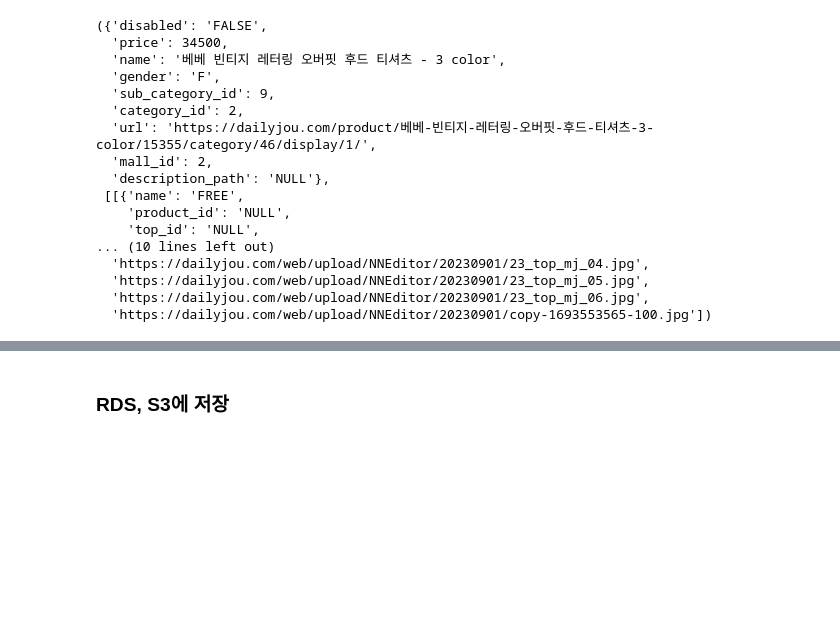
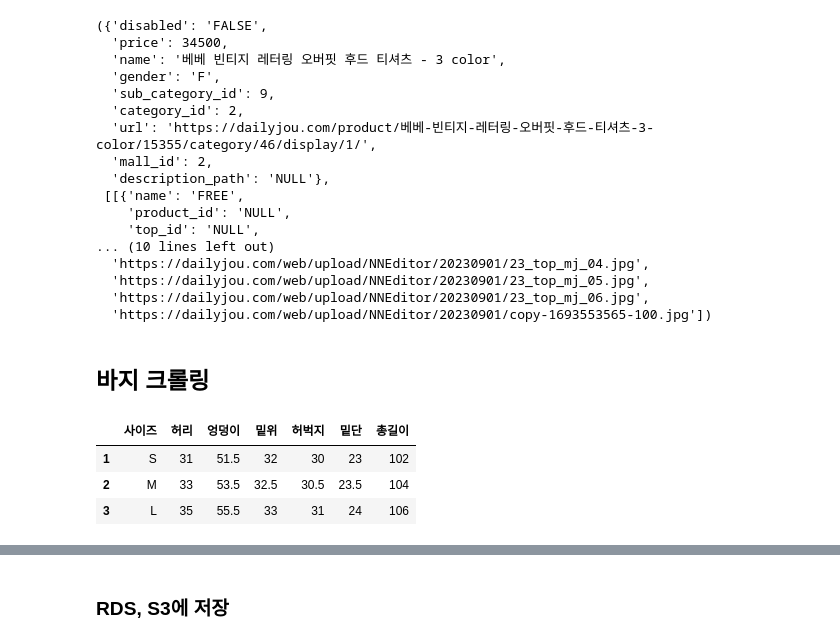
Before and after one commit to YeolJyeongKong/fittering-Crawling, a Jupyter notebook: notebooks/test_dailyjou.ipynb, the cells around one changed output, grey strips where cells are left out. Cells and saved outputs as stored; diff of their text form; code cells hidden in the pictures; blank space fills up the shorter version.

```diff
--- a/notebooks/test_dailyjou.ipynb
+++ b/notebooks/test_dailyjou.ipynb
@@ -198,3 +206,48 @@ product_dict, size_dict_lst, img_url_lst
   'https://dailyjou.com/web/upload/NNEditor/20230901/23_top_mj_05.jpg',
   'https://dailyjou.com/web/upload/NNEditor/20230901/23_top_mj_06.jpg',
   'https://dailyjou.com/web/upload/NNEditor/20230901/copy-1693553565-100.jpg'])
+# %% [markdown]
+## 바지 크롤링
+# %%
+subcategory_id = 12
+product_url = "https://dailyjou.com/product/%EC%96%BC%EB%A6%AC%EB%B2%84%EB%93%9C207%EC%B2%9C%EC%9E%A5%ED%8C%90%EB%A7%A4made-%ED%86%A0%EB%B8%8C-%EC%9B%8C%EC%8B%B1-%EC%99%80%EC%9D%B4%EB%93%9C-%EB%8D%B0%EB%8B%98-%ED%8C%AC%EC%B8%A0-2-color/6269/category/148/display/1/"
+# %%
+response = requests.get(product_url, headers={"User-Agent": "Mozilla/5.0"})
+html = response.text
+soup = BeautifulSoup(html, "html.parser")
+
+product_dict = {}
+
+product_dict["disabled"] = "FALSE"
+product_dict["price"] = search.get_price(soup)
+product_dict["name"] = soup.select_one(
+    "div.xans-element-.xans-product.xans-product-detaildesign > table > tbody > tr.xans-record- > td > span"
+).text
+product_dict["gender"] = "F"
+product_dict["sub_category_id"] = subcategory_id
+product_dict["category_id"] = constants.SUB2CAT[product_dict["sub_category_id"]]
+product_dict["url"] = product_url
+product_dict["mall_id"] = constants.DAILYJOU_ID
+product_dict["description_path"] = "NULL"
+
+img_url_lst = search.get_img_url_lst(soup)
+size_dict_lst = search.get_size_dict_lst(soup, product_dict["category_id"])
+# %%
+size_url = "https:" + soup.select_one("iframe")["src"]
+
+response = requests.get(size_url, headers={"User-Agent": "Mozilla/5.0"})
+html = response.content.decode("utf-8", "replace")
+soup = BeautifulSoup(html, "html.parser")
+
+size_table = soup.select_one(
+    "table.sf_size_view.sfc_2baeb41-table.sfc_2baeb41-sf_size_view"
+)
+size_df = utils.table2df(size_table)
+size_dict_lst = utils.df2size_dict_lst(size_df, product_dict['category_id'])
+# %%
+size_df
+# %% [output]
+|  | 사이즈 | 허리 | 엉덩이 | 밑위 | 허벅지 | 밑단 | 총길이 |
+| 1 | S | 31 | 51.5 | 32 | 30 | 23 | 102 |
+| 2 | M | 33 | 53.5 | 32.5 | 30.5 | 23.5 | 104 |
+| 3 | L | 35 | 55.5 | 33 | 31 | 24 | 106 |
```
Also changed, not shown: parts of 6 cells of this notebook, 4 other files.
